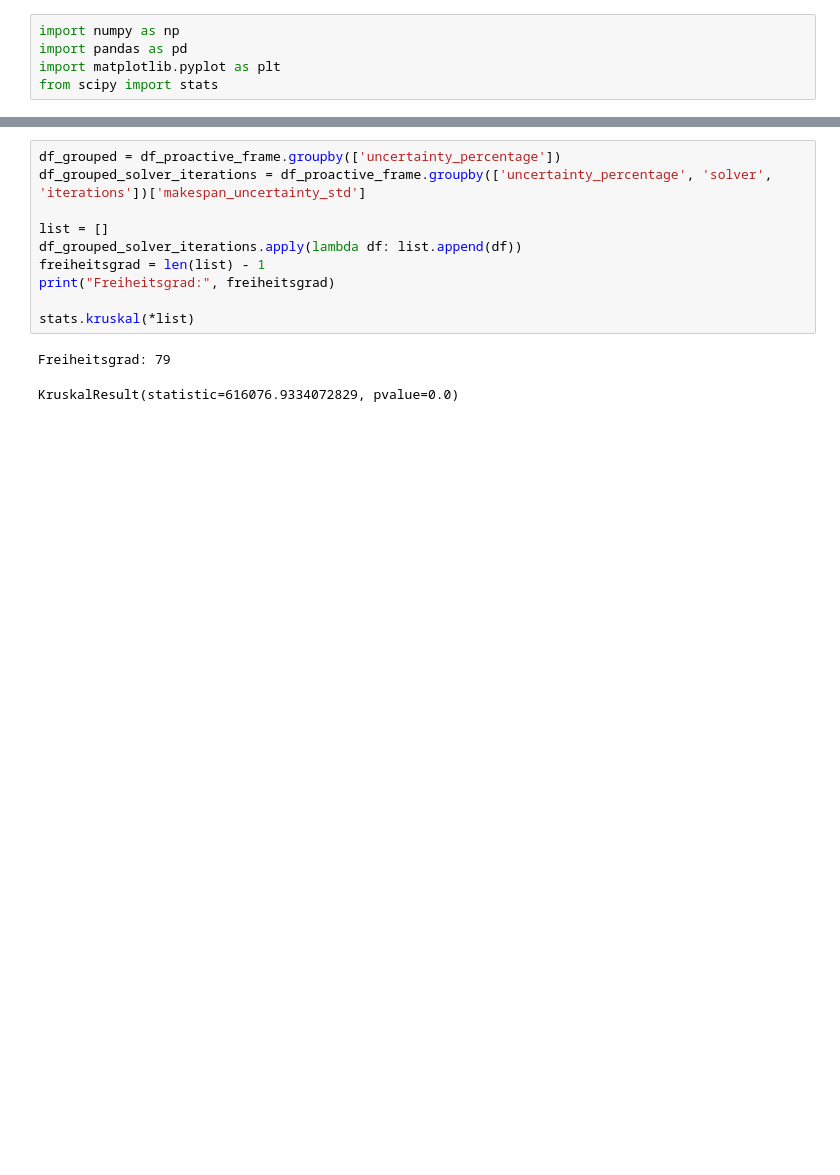
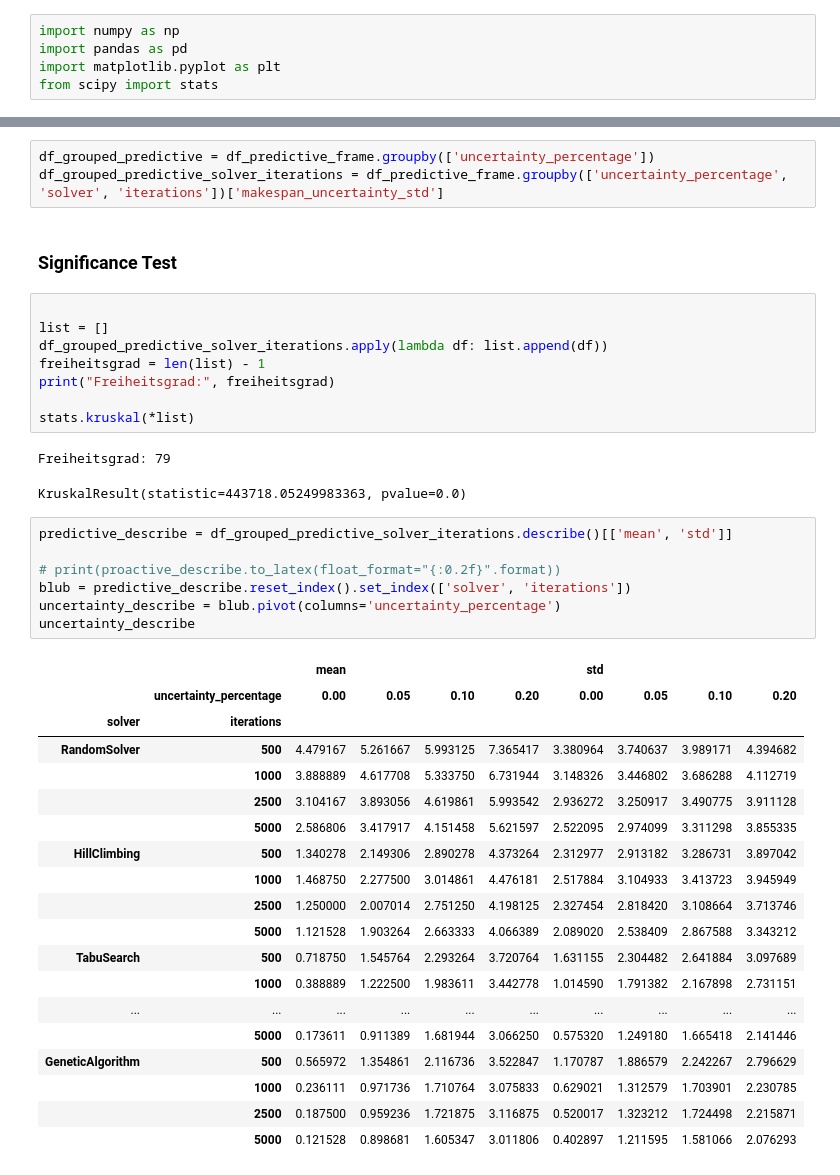
Before and after one commit to ReneKB/mrcpsp-framework, a Jupyter notebook: evaluation/uncertainty.ipynb, the cells around one changed output, grey strips where cells are left out. Saved outputs shown, nothing was run; the diff lists cells and outputs as text; blank space fills up the shorter version.

```diff
--- a/evaluation/uncertainty.ipynb
+++ b/evaluation/uncertainty.ipynb
@@ -20,13 +140,43 @@ NameError: name 'file' is not defined
+# %%
+df_grouped_predictive = df_predictive_frame.groupby(['uncertainty_percentage'])
+df_grouped_predictive_solver_iterations = df_predictive_frame.groupby(['uncertainty_percentage', 'solver', 'iterations'])['makespan_uncertainty_std']
+# %% [markdown]
+### Significance Test
 # %%
-df_grouped = df_proactive_frame.groupby(['uncertainty_percentage'])
-df_grouped_solver_iterations = df_proactive_frame.groupby(['uncertainty_percentage', 'solver', 'iterations'])['makespan_uncertainty_std']
 
 list = []
-df_grouped_solver_iterations.apply(lambda df: list.append(df))
+df_grouped_predictive_solver_iterations.apply(lambda df: list.append(df))
 freiheitsgrad = len(list) - 1
 print("Freiheitsgrad:", freiheitsgrad)
 
 stats.kruskal(*list)
 # %% [output]
 Freiheitsgrad: 79
-KruskalResult(statistic=616076.9334072829, pvalue=0.0)
+KruskalResult(statistic=443718.05249983363, pvalue=0.0)
+# %%
+predictive_describe = df_grouped_predictive_solver_iterations.describe()[['mean', 'std']]
+
+# print(proactive_describe.to_latex(float_format="{:0.2f}".format))
+blub = predictive_describe.reset_index().set_index(['solver', 'iterations'])
+uncertainty_describe = blub.pivot(columns='uncertainty_percentage')
+uncertainty_describe
+# %% [output]
+|  |  | mean |  |  |  | std |  |  |  |
+|  | uncertainty_percentage | 0.00 | 0.05 | 0.10 | 0.20 | 0.00 | 0.05 | 0.10 | 0.20 |
+| solver | iterations |  |  |  |  |  |  |  |  |
+| RandomSolver | 500 | 4.479167 | 5.261667 | 5.993125 | 7.365417 | 3.380964 | 3.740637 | 3.989171 | 4.394682 |
+|  | 1000 | 3.888889 | 4.617708 | 5.333750 | 6.731944 | 3.148326 | 3.446802 | 3.686288 | 4.112719 |
+|  | 2500 | 3.104167 | 3.893056 | 4.619861 | 5.993542 | 2.936272 | 3.250917 | 3.490775 | 3.911128 |
+|  | 5000 | 2.586806 | 3.417917 | 4.151458 | 5.621597 | 2.522095 | 2.974099 | 3.311298 | 3.855335 |
+| HillClimbing | 500 | 1.340278 | 2.149306 | 2.890278 | 4.373264 | 2.312977 | 2.913182 | 3.286731 | 3.897042 |
+|  | 1000 | 1.468750 | 2.277500 | 3.014861 | 4.476181 | 2.517884 | 3.104933 | 3.413723 | 3.945949 |
+|  | 2500 | 1.250000 | 2.007014 | 2.751250 | 4.198125 | 2.327454 | 2.818420 | 3.108664 | 3.713746 |
+|  | 5000 | 1.121528 | 1.903264 | 2.663333 | 4.066389 | 2.089020 | 2.538409 | 2.867588 | 3.343212 |
+| TabuSearch | 500 | 0.718750 | 1.545764 | 2.293264 | 3.720764 | 1.631155 | 2.304482 | 2.641884 | 3.097689 |
+|  | 1000 | 0.388889 | 1.222500 | 1.983611 | 3.442778 | 1.014590 | 1.791382 | 2.167898 | 2.731151 |
+| ... | ... | ... | ... | ... | ... | ... | ... | ... | ... |
+|  | 5000 | 0.173611 | 0.911389 | 1.681944 | 3.066250 | 0.575320 | 1.249180 | 1.665418 | 2.141446 |
+| GeneticAlgorithm | 500 | 0.565972 | 1.354861 | 2.116736 | 3.522847 | 1.170787 | 1.886579 | 2.242267 | 2.796629 |
+|  | 1000 | 0.236111 | 0.971736 | 1.710764 | 3.075833 | 0.629021 | 1.312579 | 1.703901 | 2.230785 |
+|  | 2500 | 0.187500 | 0.959236 | 1.721875 | 3.116875 | 0.520017 | 1.323212 | 1.724498 | 2.215871 |
+|  | 5000 | 0.121528 | 0.898681 | 1.605347 | 3.011806 | 0.402897 | 1.211595 | 1.581066 | 2.076293 |
```
Also changed, not shown: parts of 22 cells of this notebook, 2 other files.
